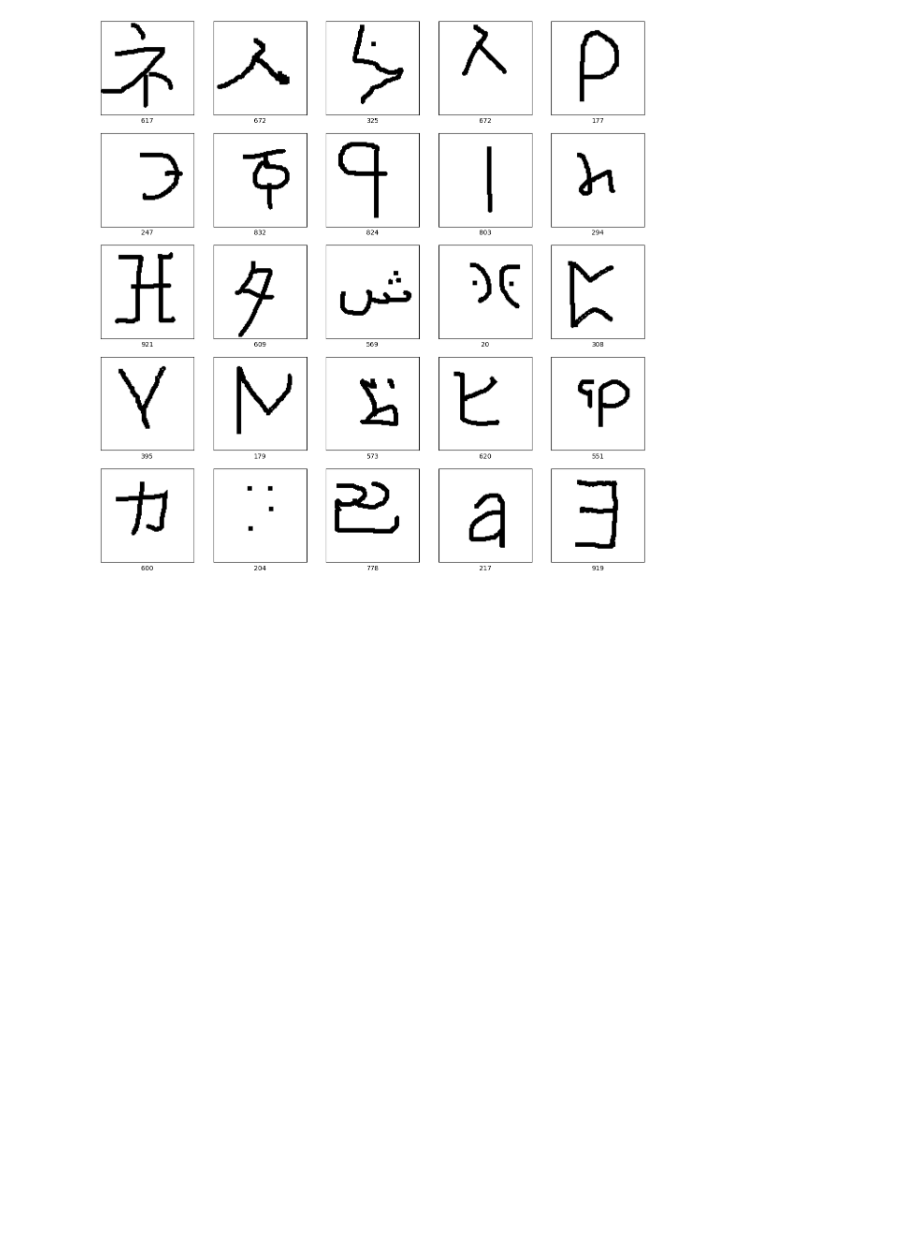
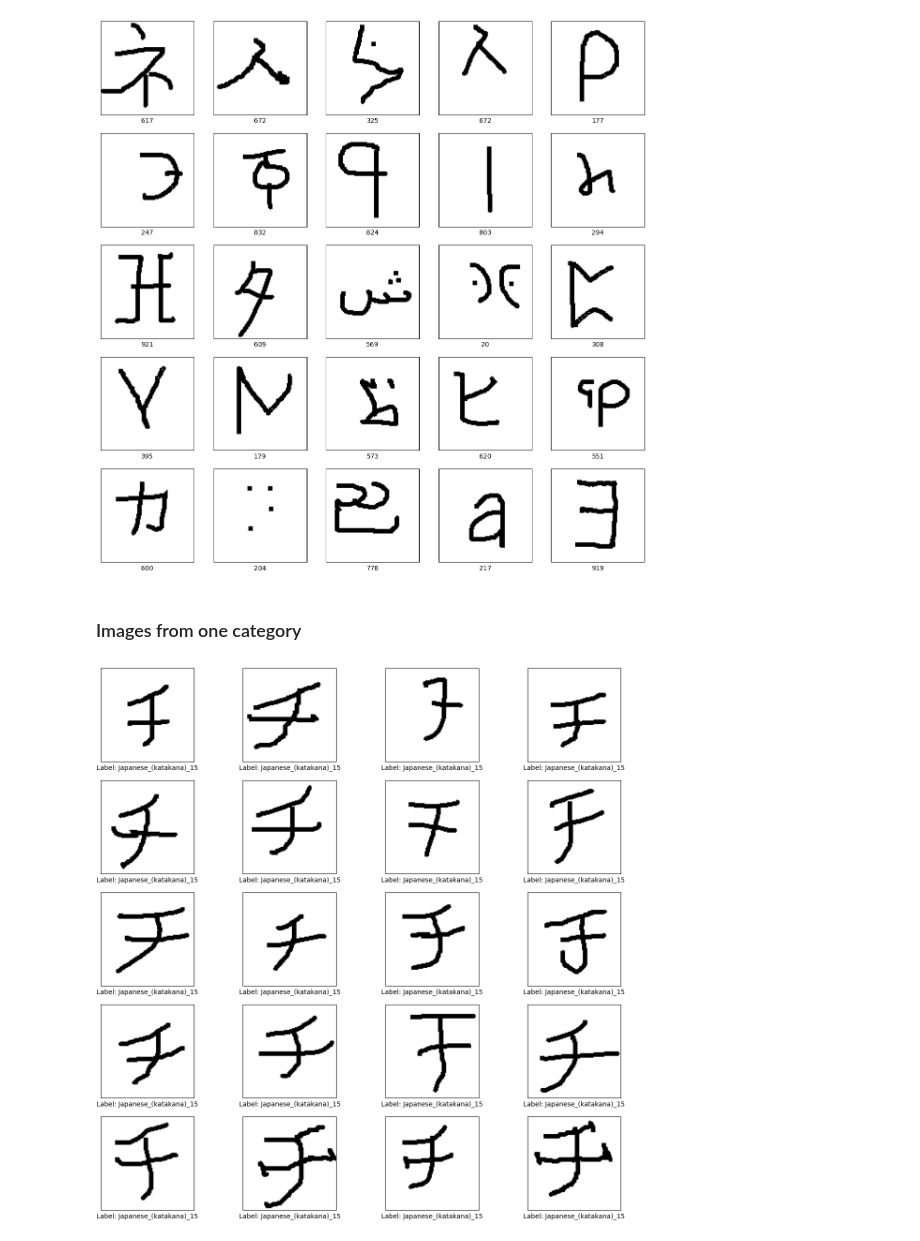
Before and after one commit to jimzijun/machine-learning, a Jupyter notebook: siamese_network/siamese_model.ipynb, the cells around one changed output. Cells and saved outputs as stored; diff of their text form; code cells hidden in the pictures; blank space fills up the shorter version.

```diff
--- a/siamese_network/siamese_model.ipynb
+++ b/siamese_network/siamese_model.ipynb
@@ -102,3 +104,31 @@ tfds.core.DatasetInfo(
     }""",
 )
 [figure]
+# %% [markdown]
+### Images from one category
+# %%
+import matplotlib.pyplot as plt
+
+def plot_images_from_one_class(ds, class_id, ds_info, num_samples=20):
+    # Filter the dataset for images from a specific class
+    class_images = ds.filter(lambda image, label: label == class_id)
+
+    # Initialize a plot
+    plt.figure(figsize=(15, 15))
+
+    # Take a certain number of samples
+    for i, (image, label) in enumerate(class_images.take(num_samples)):
+        plt.subplot(5, 4, i+1)
+        plt.xticks([])
+        plt.yticks([])
+        plt.grid(False)
+        plt.imshow(image.numpy().squeeze(), cmap=plt.cm.gray)
+        label_description = ds_info.features['label'].int2str(label)  # Adjust this based on actual availability
+        plt.xlabel(f"Label: {label_description}")
+    plt.show()
+
+# Example: Plot images from one specific class
+# You may need to adjust the class_id based on the actual dataset labels and availability
+plot_images_from_one_class(train_dataset, class_id=610, ds_info=info, num_samples=20)
+# %% [output]
+[figure, added]
```
Also changed, not shown: parts of 8 cells of this notebook.
